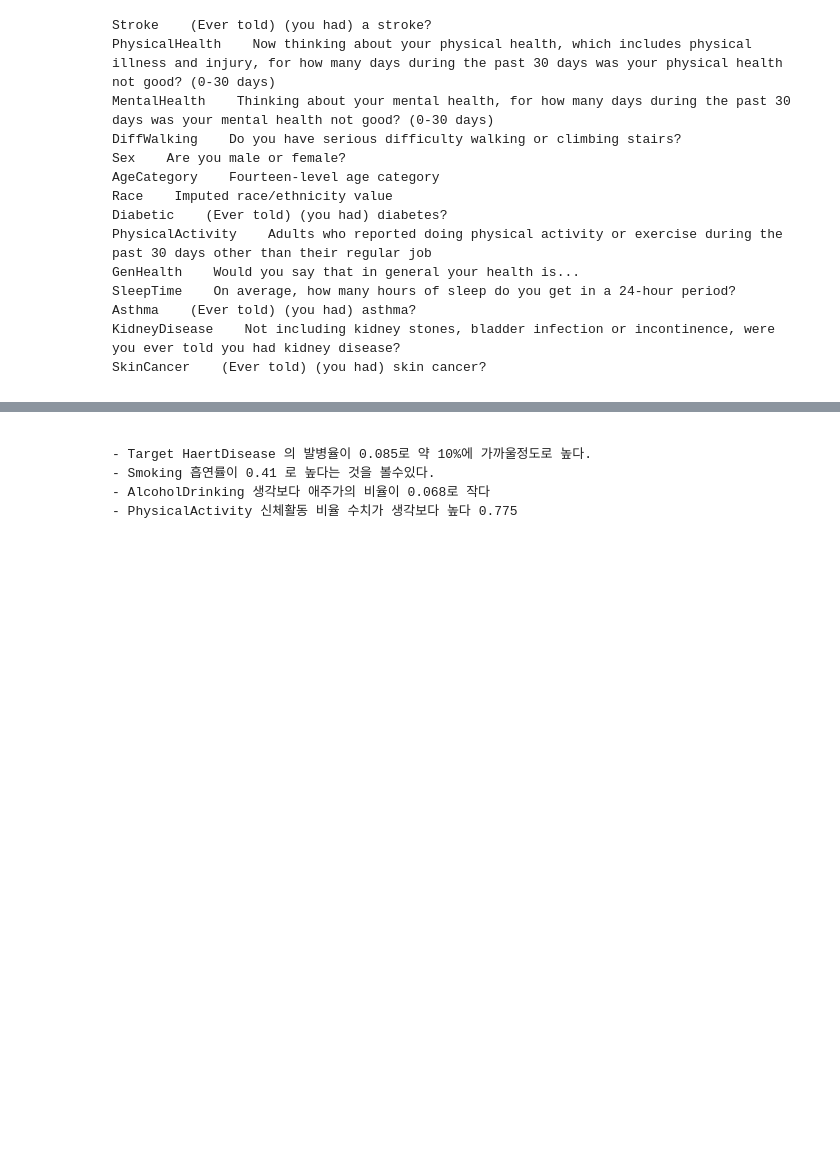
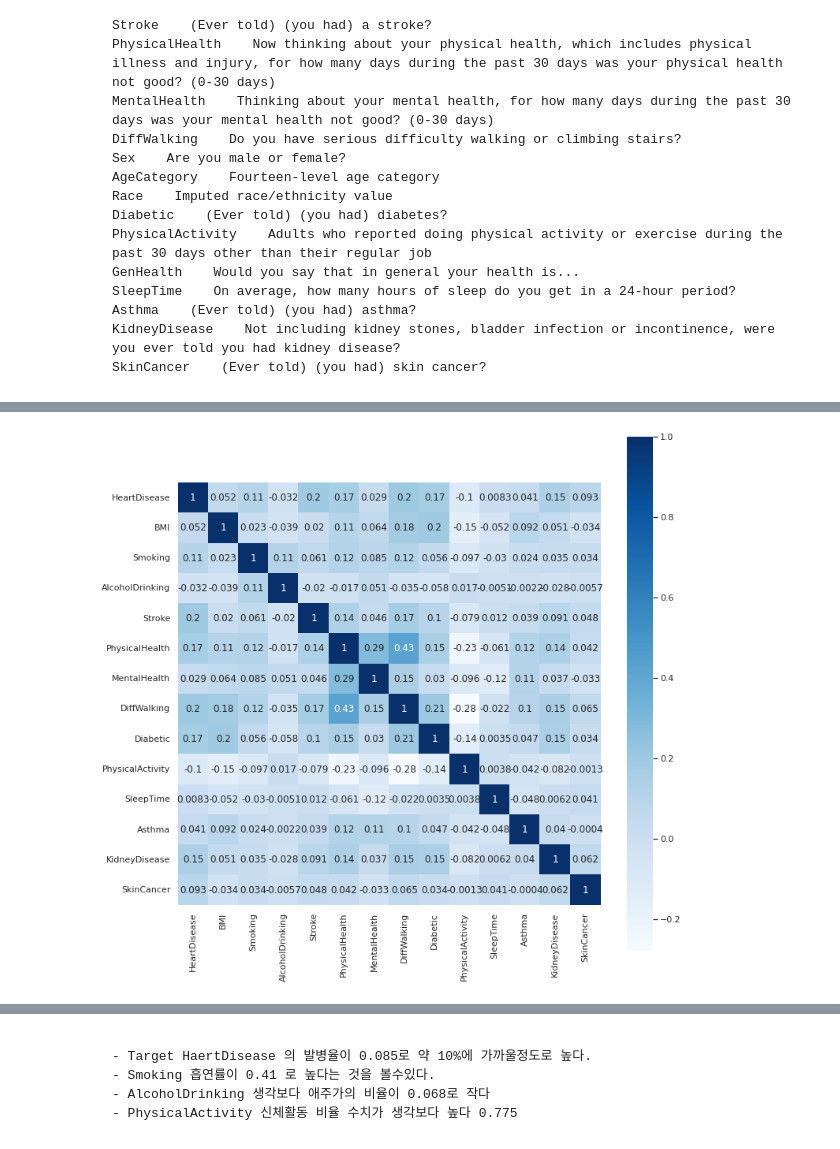
Before and after one commit to y001003/yeardream, a Jupyter notebook: project/HeartDiseaseEDA.ipynb, the cells around one changed output, grey strips where cells are left out. Cells and saved outputs as stored; diff of their text form; code cells hidden in the pictures; blank space fills up the shorter version.

```diff
--- a/project/HeartDiseaseEDA.ipynb
+++ b/project/HeartDiseaseEDA.ipynb
@@ -136,6 +137,15 @@ df.corr()
 | Asthma | 0.041444 | 0.092345 | 0.024149 | -0.002202 | 0.038866 | 0.117907 | 0.114008 | 0.103222 | ... |
 | KidneyDisease | 0.145197 | 0.050768 | 0.034920 | -0.028280 | 0.091167 | 0.142197 | 0.037281 | 0.153064 | ... |
 | SkinCancer | 0.093317 | -0.033644 | 0.033977 | -0.005702 | 0.048116 | 0.041700 | -0.033412 | 0.064840 | ... |
+# %%
+dfli_heat =[ i for i in dfli if i not in ['Sex','AgeCategory','Race','GenHealth'] ]
+plt.figure(figsize=(12,12))
+corr = df.corr()
+sns.heatmap(data=corr,square=True,cmap="Blues",annot=True)
+
+plt.show()
+# %% [output]
+[figure, added]
 # %%
 dfli = list(df.columns)
 dfli_nor =[ i for i in dfli if i not in ['BMI','PhysicalHealth', 'MentalHealth','SleepTime'] ]
```
Also changed, not shown: parts of 6 cells of this notebook.
